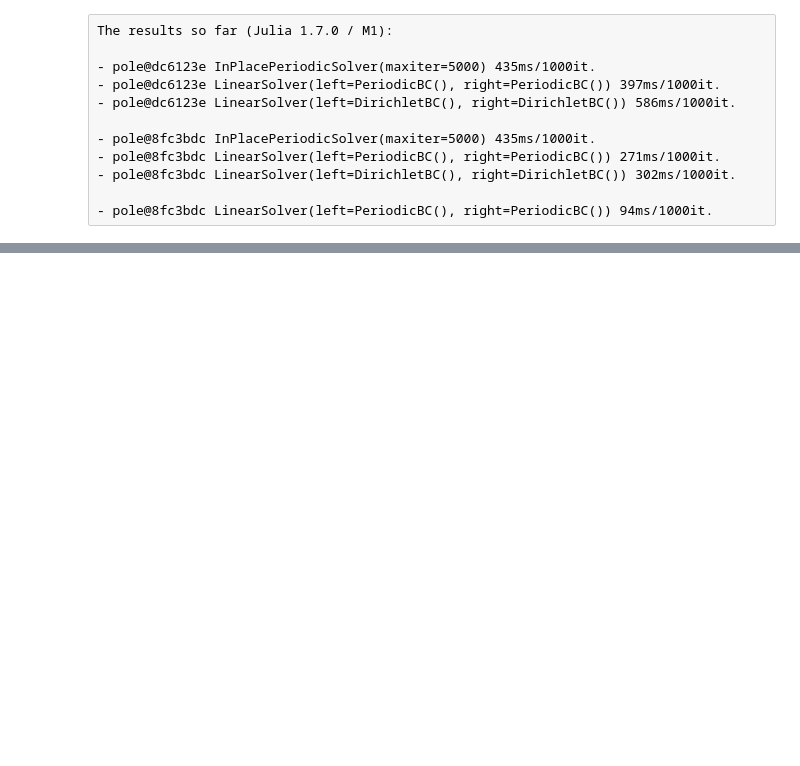
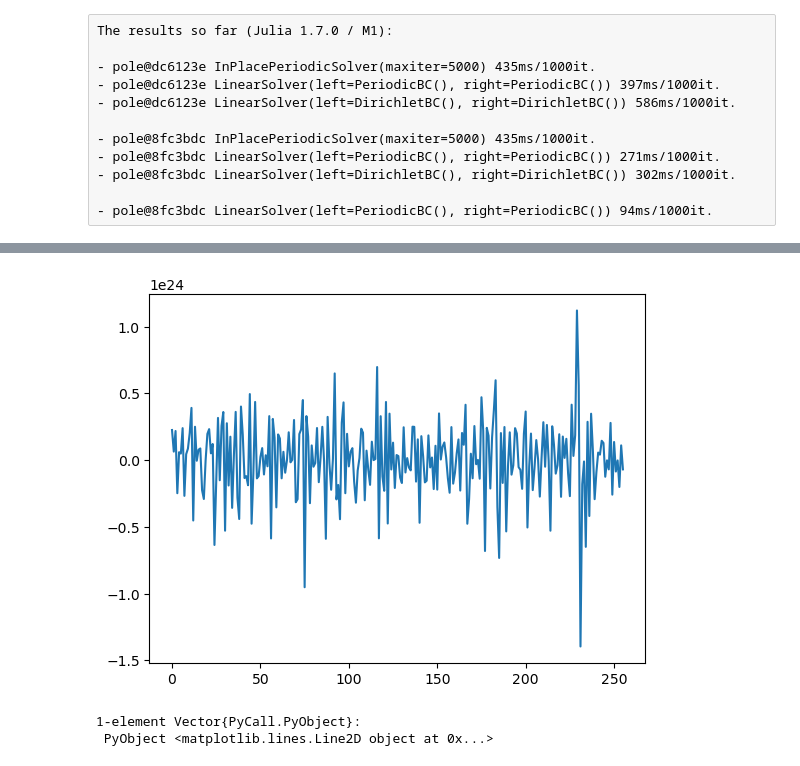
Before and after one commit to bchaber/iskra, a Jupyter notebook: twostreams.ipynb, the cells around one changed output, grey strips where cells are left out. Cells and saved outputs as stored; diff of their text form; code cells hidden in the pictures; blank space fills up the shorter version.

```diff
--- a/twostreams.ipynb
+++ b/twostreams.ipynb
@@ -266,0 +248,4 @@ PyPlot.colorbar(orientation="horizontal");
+# %%
+Jx = diagnostics["Jx"][:,200]
+ρ1 = diagnostics["rho"][:, 200]
+ρ2 = diagnostics["rho"][:, 201]
@@ -266,0 +270,6 @@ PyPlot.colorbar(orientation="horizontal");
+# %%
+PyPlot.plot(diff(Jx) ./ Δh)
+# %% [output]
+[figure, added]
+1-element Vector{PyCall.PyObject}:
+ PyObject <matplotlib.lines.Line2D object at 0x...>
```
Also changed, not shown: parts of 7 cells of this notebook, 2 other files.
